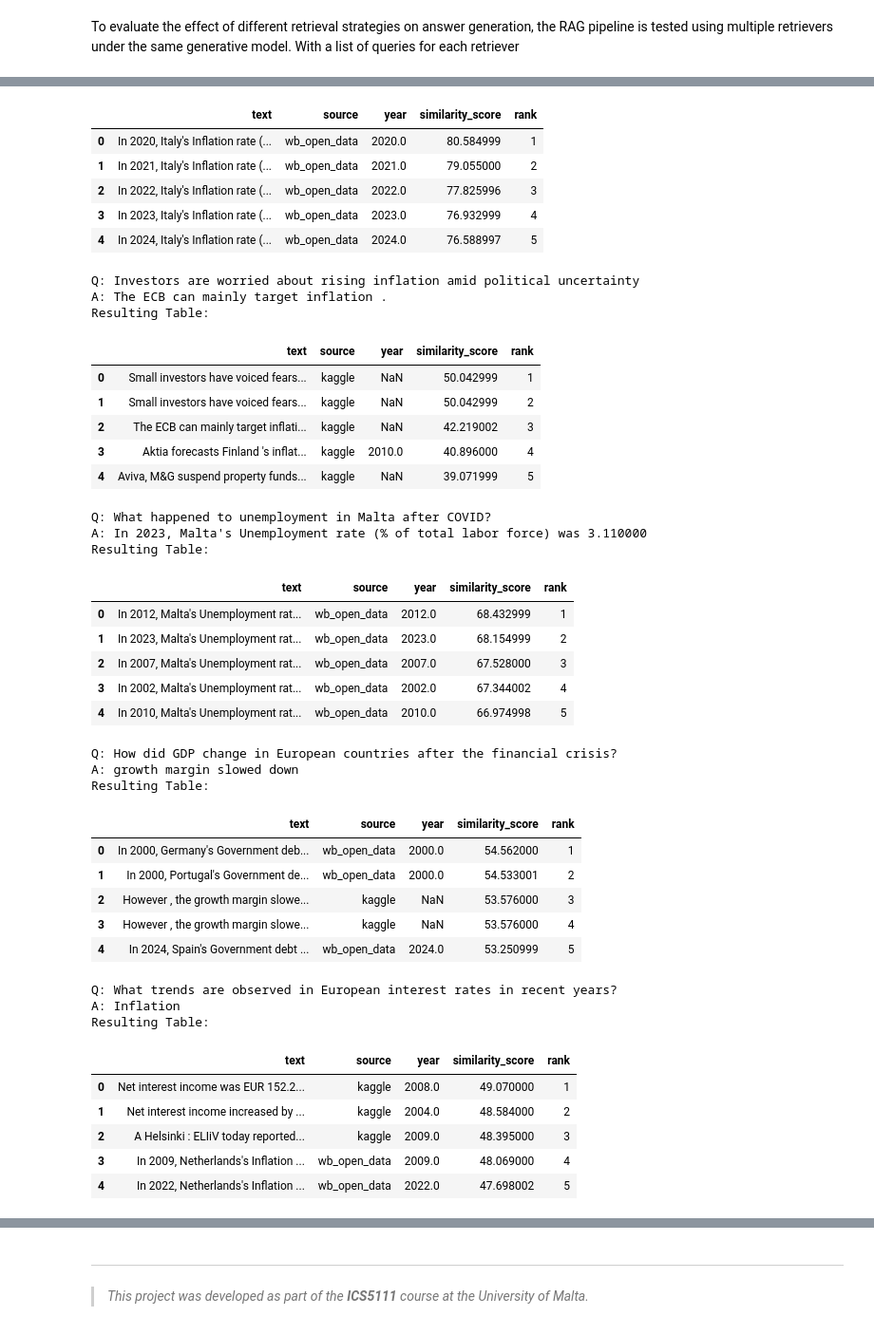
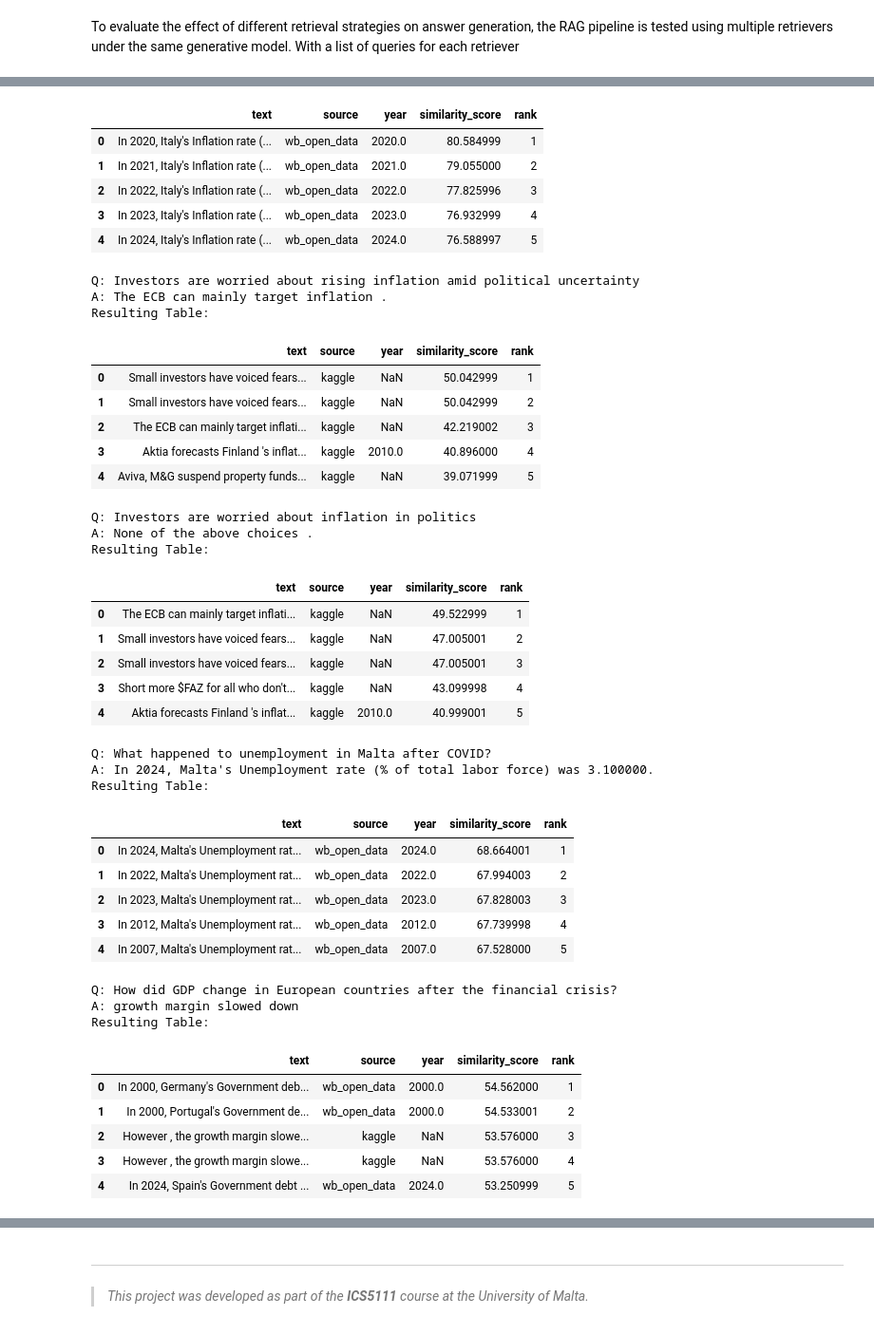
Before and after one commit to DavidF-22/ICS5111-MiningLargeScaleData_Project, a Jupyter notebook: RagAssignment.ipynb, the cells around one changed output, grey strips where cells are left out. Shown at 95% size. Cells and saved outputs as stored; diff of their text form; code cells hidden in the pictures.

```diff
--- a/RagAssignment.ipynb
+++ b/RagAssignment.ipynb
@@ -201,7 +201,7 @@ Returned records are then parsed and transformed into a tabular format containin
 WB_API_URL = "https://api.worldbank.org/v2/country/{country}/indicator/{indicator}"
 
 # Function to fetch data from World Bank API
-def fetch_api_data(indicator, countries, start_year, end_year, per_page=2000, rate_limit_delay=0.2):
+def fetch_api_data(indicator, countries, start_year, end_year, per_page=2000, rate_limit_delay=0.3):
     '''
     This fuction fetches data from World Bank API for given indicator and countries within specified year range.
 
@@ -956,6 +955,7 @@ To evaluate the effect of different retrieval strategies on answer generation, t
 queries = [
     "How did inflation change in Italy after 2020?",
     "Investors are worried about rising inflation amid political uncertainty",
+    "Investors are worried about inflation in politics",
     "What happened to unemployment in Malta after COVID?",
     "How did GDP change in European countries after the financial crisis?",
     "What trends are observed in European interest rates in recent years?",
@@ -968,55 +968,55 @@ for retriever in retrievers:
     print(f"{'-'*100}\n{retriever.__name__} RAG Results:")
 
     for q in queries:
         answer, results = rag_generate(retriever, q, top_k=5)
         print(f"Q: {q}\nA: {answer}\nResulting Table: \n")
         display(results)
         print("\n")
 # %% [output]
 ----------------------------------------------------------------------------------------------------
 st_retrieval RAG Results:
 Q: How did inflation change in Italy after 2020?
 A: In 2021, Italy's Inflation rate (annual %) was 1.873783
 Resulting Table:
 |  | text | source | year | similarity_score | rank |
 | 0 | In 2020, Italy's Inflation rate (... | wb_open_data | 2020.0 | 80.584999 | 1 |
 | 1 | In 2021, Italy's Inflation rate (... | wb_open_data | 2021.0 | 79.055000 | 2 |
 | 2 | In 2022, Italy's Inflation rate (... | wb_open_data | 2022.0 | 77.825996 | 3 |
 | 3 | In 2023, Italy's Inflation rate (... | wb_open_data | 2023.0 | 76.932999 | 4 |
 | 4 | In 2024, Italy's Inflation rate (... | wb_open_data | 2024.0 | 76.588997 | 5 |
 Q: Investors are worried about rising inflation amid political uncertainty
 A: The ECB can mainly target inflation .
 Resulting Table:
 |  | text | source | year | similarity_score | rank |
 | 0 | Small investors have voiced fears... | kaggle | NaN | 50.042999 | 1 |
 | 1 | Small investors have voiced fears... | kaggle | NaN | 50.042999 | 2 |
 | 2 | The ECB can mainly target inflati... | kaggle | NaN | 42.219002 | 3 |
 | 3 | Aktia forecasts Finland 's inflat... | kaggle | 2010.0 | 40.896000 | 4 |
 | 4 | Aviva, M&G suspend property funds... | kaggle | NaN | 39.071999 | 5 |
-Q: What happened to unemployment in Malta after COVID?
-A: In 2023, Malta's Unemployment rate (% of total labor force) was 3.110000
+Q: Investors are worried about inflation in politics
+A: None of the above choices .
 Resulting Table:
 |  | text | source | year | similarity_score | rank |
-| 0 | In 2012, Malta's Unemployment rat... | wb_open_data | 2012.0 | 68.432999 | 1 |
-| 1 | In 2023, Malta's Unemployment rat... | wb_open_data | 2023.0 | 68.154999 | 2 |
-| 2 | In 2007, Malta's Unemployment rat... | wb_open_data | 2007.0 | 67.528000 | 3 |
-| 3 | In 2002, Malta's Unemployment rat... | wb_open_data | 2002.0 | 67.344002 | 4 |
-| 4 | In 2010, Malta's Unemployment rat... | wb_open_data | 2010.0 | 66.974998 | 5 |
+| 0 | The ECB can mainly target inflati... | kaggle | NaN | 49.522999 | 1 |
+| 1 | Small investors have voiced fears... | kaggle | NaN | 47.005001 | 2 |
+| 2 | Small investors have voiced fears... | kaggle | NaN | 47.005001 | 3 |
+| 3 | Short more $FAZ for all who don't... | kaggle | NaN | 43.099998 | 4 |
+| 4 | Aktia forecasts Finland 's inflat... | kaggle | 2010.0 | 40.999001 | 5 |
-Q: How did GDP change in European countries after the financial crisis?
-A: growth margin slowed down
+Q: What happened to unemployment in Malta after COVID?
+A: In 2024, Malta's Unemployment rate (% of total labor force) was 3.100000.
 Resulting Table:
 |  | text | source | year | similarity_score | rank |
-| 0 | In 2000, Germany's Government deb... | wb_open_data | 2000.0 | 54.562000 | 1 |
-| 1 | In 2000, Portugal's Government de... | wb_open_data | 2000.0 | 54.533001 | 2 |
-| 2 | However , the growth margin slowe... | kaggle | NaN | 53.576000 | 3 |
-| 3 | However , the growth margin slowe... | kaggle | NaN | 53.576000 | 4 |
-| 4 | In 2024, Spain's Government debt ... | wb_open_data | 2024.0 | 53.250999 | 5 |
+| 0 | In 2024, Malta's Unemployment rat... | wb_open_data | 2024.0 | 68.664001 | 1 |
+| 1 | In 2022, Malta's Unemployment rat... | wb_open_data | 2022.0 | 67.994003 | 2 |
+| 2 | In 2023, Malta's Unemployment rat... | wb_open_data | 2023.0 | 67.828003 | 3 |
+| 3 | In 2012, Malta's Unemployment rat... | wb_open_data | 2012.0 | 67.739998 | 4 |
+| 4 | In 2007, Malta's Unemployment rat... | wb_open_data | 2007.0 | 67.528000 | 5 |
-Q: What trends are observed in European interest rates in recent years?
-A: Inflation
+Q: How did GDP change in European countries after the financial crisis?
+A: growth margin slowed down
 Resulting Table:
 |  | text | source | year | similarity_score | rank |
-| 0 | Net interest income was EUR 152.2... | kaggle | 2008.0 | 49.070000 | 1 |
-| 1 | Net interest income increased by ... | kaggle | 2004.0 | 48.584000 | 2 |
-| 2 | A Helsinki : ELIiV today reported... | kaggle | 2009.0 | 48.395000 | 3 |
-| 3 | In 2009, Netherlands's Inflation ... | wb_open_data | 2009.0 | 48.069000 | 4 |
-| 4 | In 2022, Netherlands's Inflation ... | wb_open_data | 2022.0 | 47.698002 | 5 |
+| 0 | In 2000, Germany's Government deb... | wb_open_data | 2000.0 | 54.562000 | 1 |
+| 1 | In 2000, Portugal's Government de... | wb_open_data | 2000.0 | 54.533001 | 2 |
+| 2 | However , the growth margin slowe... | kaggle | NaN | 53.576000 | 3 |
+| 3 | However , the growth margin slowe... | kaggle | NaN | 53.576000 | 4 |
+| 4 | In 2024, Spain's Government debt ... | wb_open_data | 2024.0 | 53.250999 | 5 |
```
Also changed, not shown: parts of 4 cells of this notebook.
